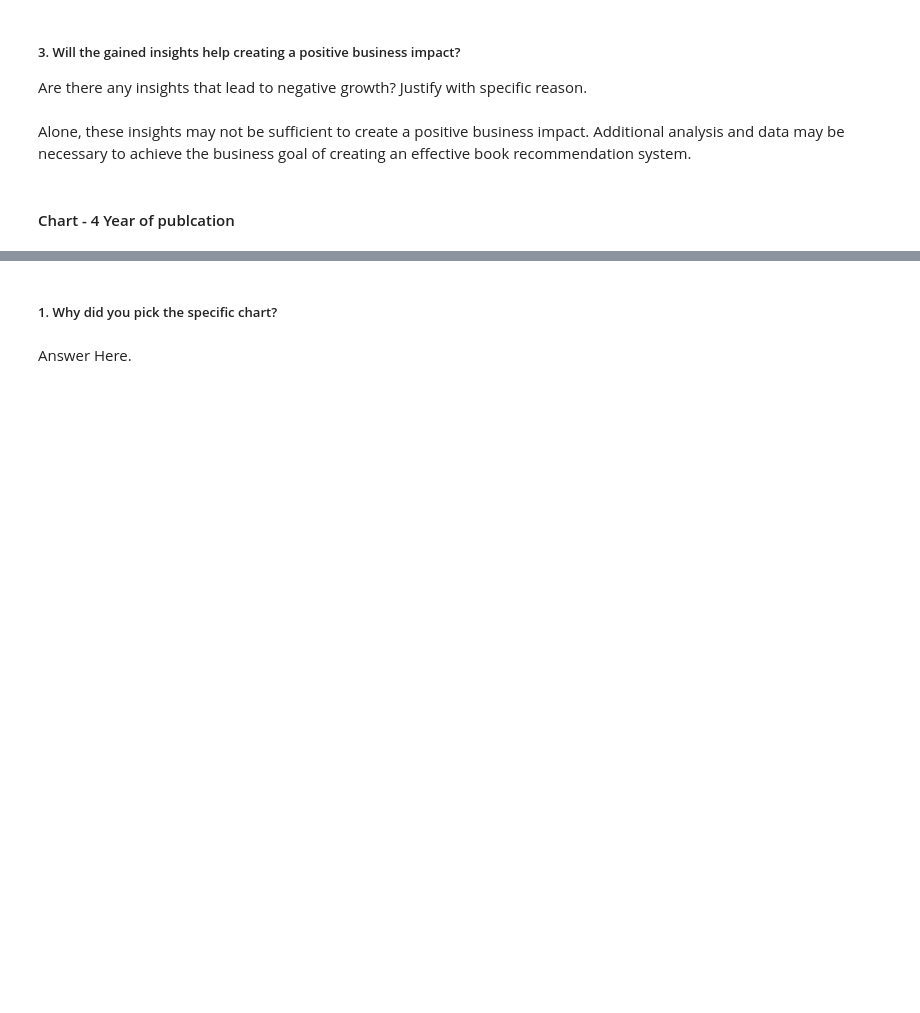
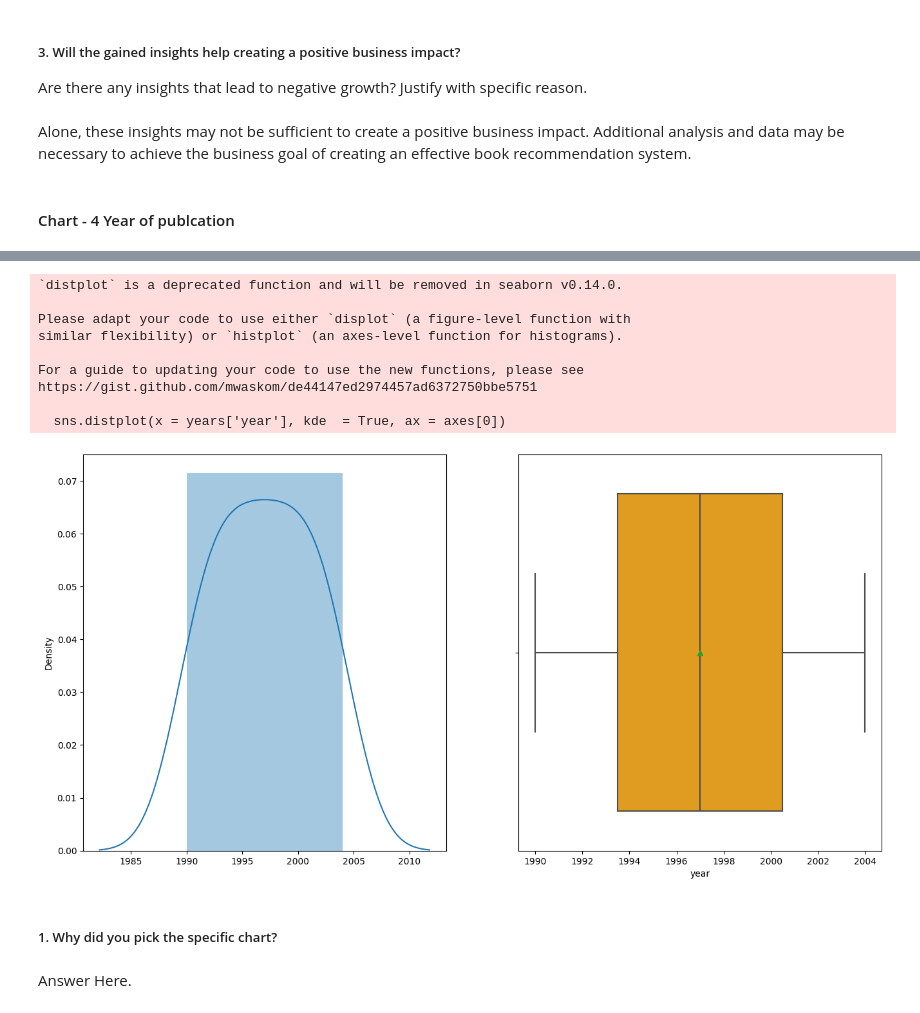
Before and after one commit to Jamal-1018/Book_Recommeder_System_Unsupervised_learning, a Jupyter notebook: Book_recommendation_sysytem_unsupervised.ipynb, the cells around one changed output, grey strips where cells are left out. Drawn from its saved outputs; the diff is of its cells as text; code cells hidden in the pictures; blank space fills up the shorter version.

```diff
--- a/Book_recommendation_sysytem_unsupervised.ipynb
+++ b/Book_recommendation_sysytem_unsupervised.ipynb
@@ -582,3 +550,19 @@ Index(['isbn', 'book_title', 'book_author', 'year_of_publication', 'publisher',
+# %%
+fig, axes = plt.subplots(1,2 , figsize = (16,8))
+sns.distplot(x = years['year'], kde  = True, ax = axes[0])
+sns.boxplot(x = years['year'],showmeans = True, ax = axes[1], color = 'orange')
+plt.show()
+# %% [output]
+`distplot` is a deprecated function and will be removed in seaborn v0.14.0.
+
+Please adapt your code to use either `displot` (a figure-level function with
+similar flexibility) or `histplot` (an axes-level function for histograms).
+
+For a guide to updating your code to use the new functions, please see
+https://gist.github.com/mwaskom/de44147ed2974457ad6372750bbe5751
+
+  sns.distplot(x = years['year'], kde  = True, ax = axes[0])
+[figure, added]
 # %% [markdown]
 ##### 1. Why did you pick the specific chart?
 # %% [markdown]
```
Also changed, not shown: parts of 7 cells of this notebook.
